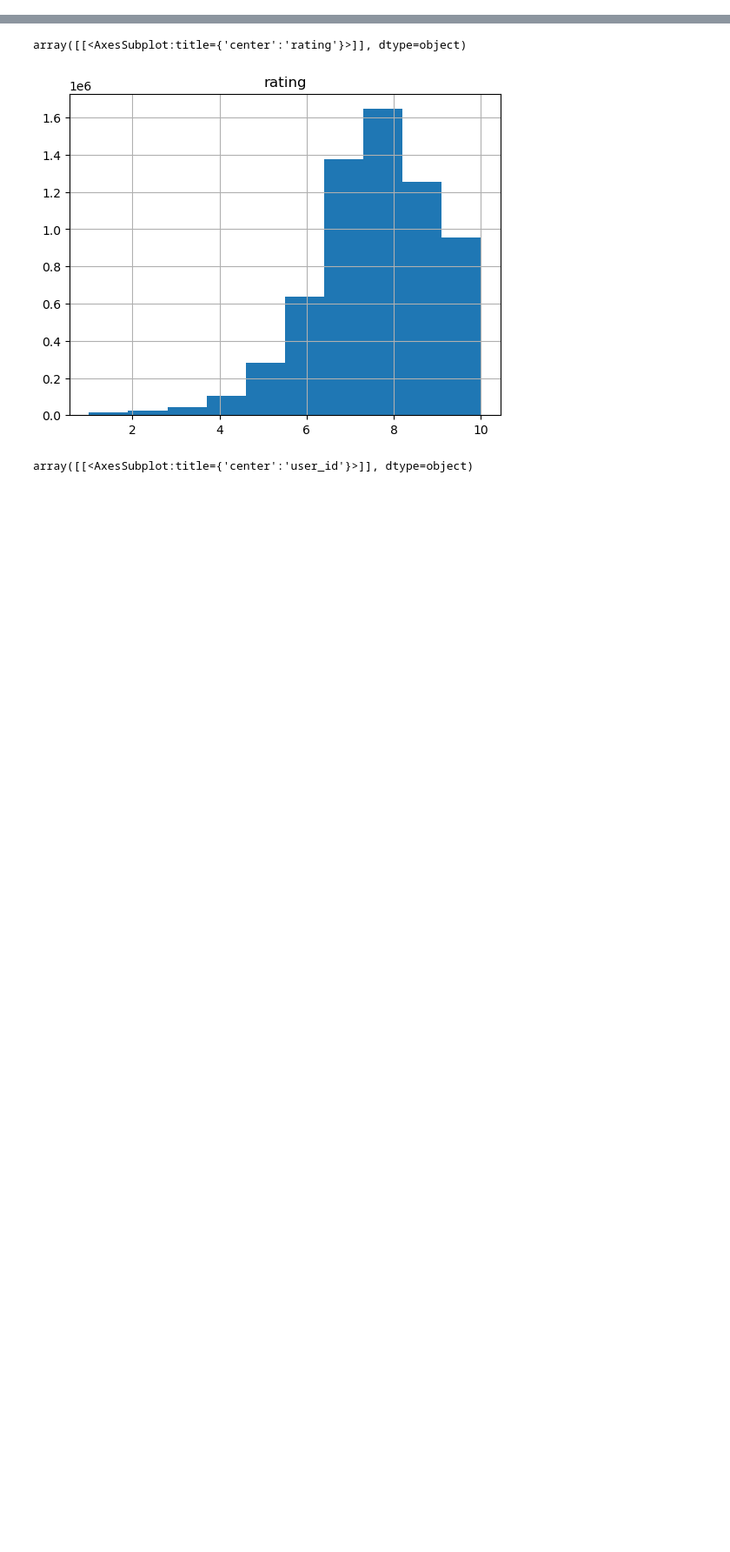
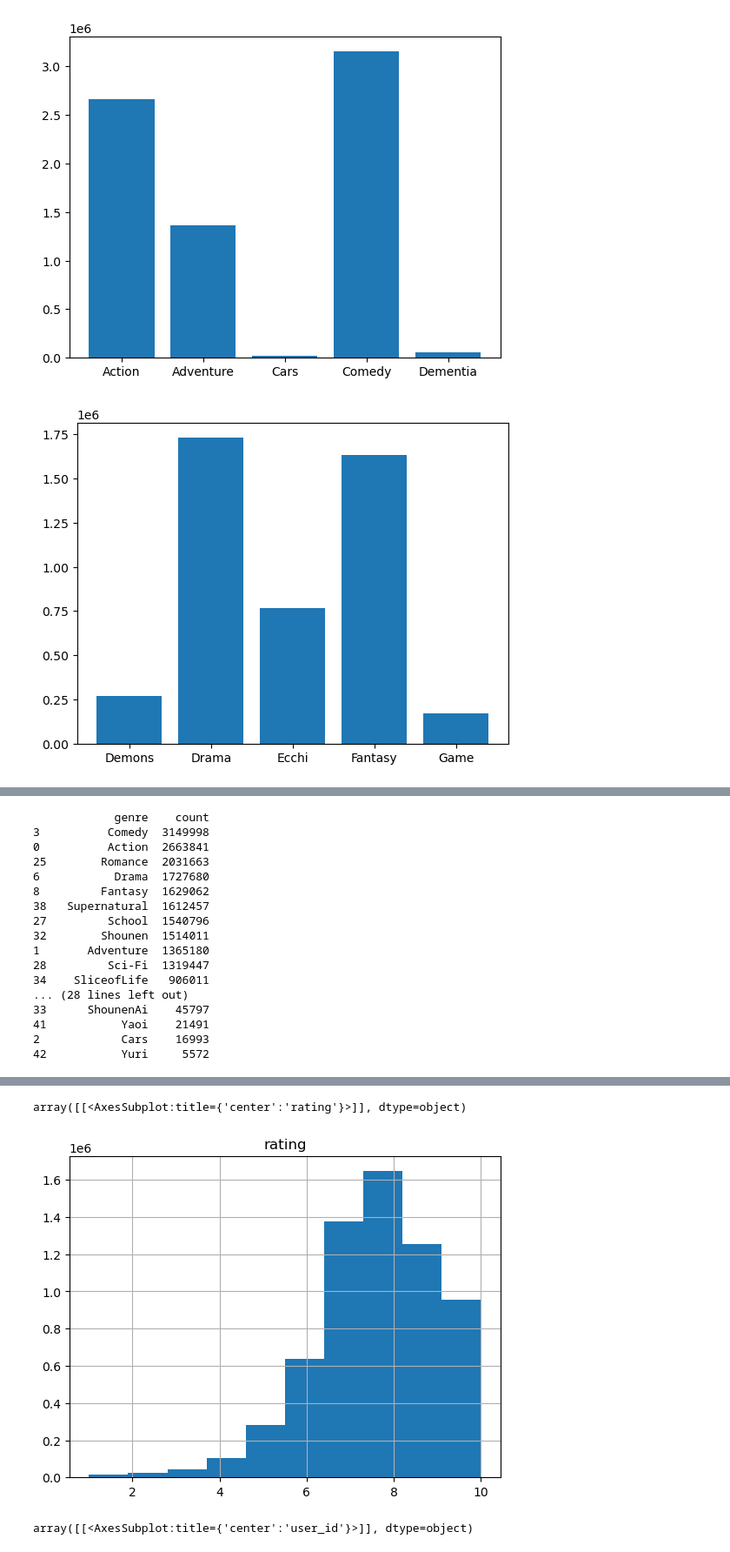
Before and after one commit to giacometti-r/Project2DA2023, a Jupyter notebook: data_exploration.ipynb, the cells around one changed output, grey strips where cells are left out. Shown at 87% size. Saved outputs shown, nothing was run; the diff lists cells and outputs as text; code cells hidden in the pictures; blank space fills up the shorter version.

Commit message:
Update Data Exploration

```diff
--- a/data_exploration.ipynb
+++ b/data_exploration.ipynb
@@ -10,3 +5,6 @@ df = df.astype({'episodes':'int64'})
+# %%
+df = pd.read_csv('data.csv')
+df = df.drop('Unnamed: 55', axis=1)
 # %%
 for column in df.columns:
     unique_values = set(df[column].values)
@@ -15,0 +14,31 @@ Column: user_id, Unique Values: {1, 2, 3, 5, 7, 8, 9, 10, 11, 12, 14, 15, 16, 17
+# %%
+## DISTRIBUTION OF GENRES ##
+values = {}
+for column in df.iloc[:,6:-6]:
+    value = df[column].value_counts()
+    values[column] = value[1]
+
+count=0
+for i, (keys, item) in enumerate(values.items()):
+    count+=1
+    if count > 1:
+        if i % 5 == 0:
+            plt.bar(x=list(values.keys())[i-5:i], height = list(values.values())[i-5:i])
+            plt.show()
+            plt.clf()
+        elif i == 45:
+            plt.bar(x=list(values.keys())[i:], height = list(values.values())[i:])
+            plt.show()
+            plt.clf()
+
+ranking_genre = []
+for key, item in values.items():
+    if key not in df.iloc[:,-2:]:
+        ranking_genre.append([key, item])
+
+ranking_genre_df = pd.DataFrame(ranking_genre, columns=['genre', 'count'])
+ranking_genre_df = ranking_genre_df.sort_values(by='count',ascending=False)
+print(ranking_genre_df)
+# %% [output]
+[figure, added]
+[figure, added]
@@ -15,0 +51,17 @@ Column: user_id, Unique Values: {1, 2, 3, 5, 7, 8, 9, 10, 11, 12, 14, 15, 16, 17
+            genre    count
+3          Comedy  3149998
+0          Action  2663841
+25        Romance  2031663
+6           Drama  1727680
+8         Fantasy  1629062
+38   Supernatural  1612457
+27         School  1540796
+32        Shounen  1514011
+1       Adventure  1365180
+28         Sci-Fi  1319447
+34    SliceofLife   906011
+... (28 lines left out)
+33      ShounenAi    45797
+41           Yaoi    21491
+2            Cars    16993
+42           Yuri     5572
```
Also changed, not shown: parts of 11 cells of this notebook, 2 other files.
